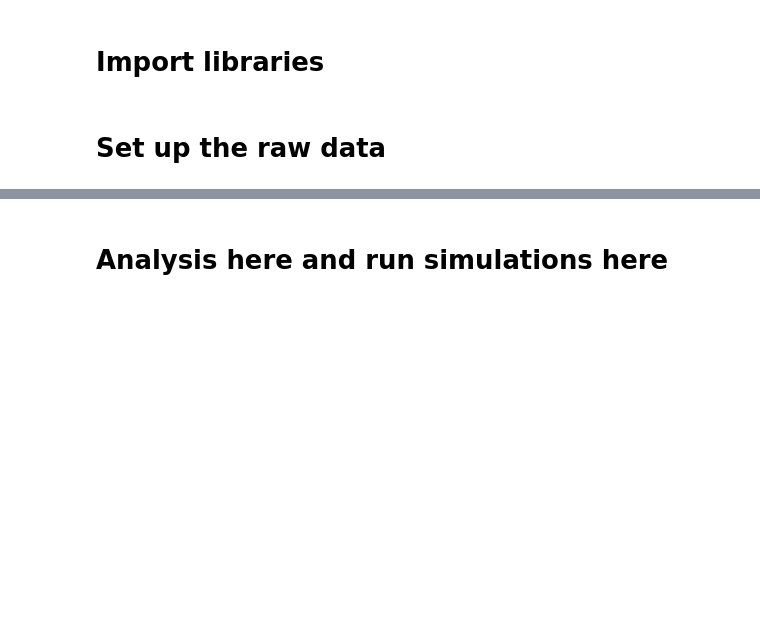
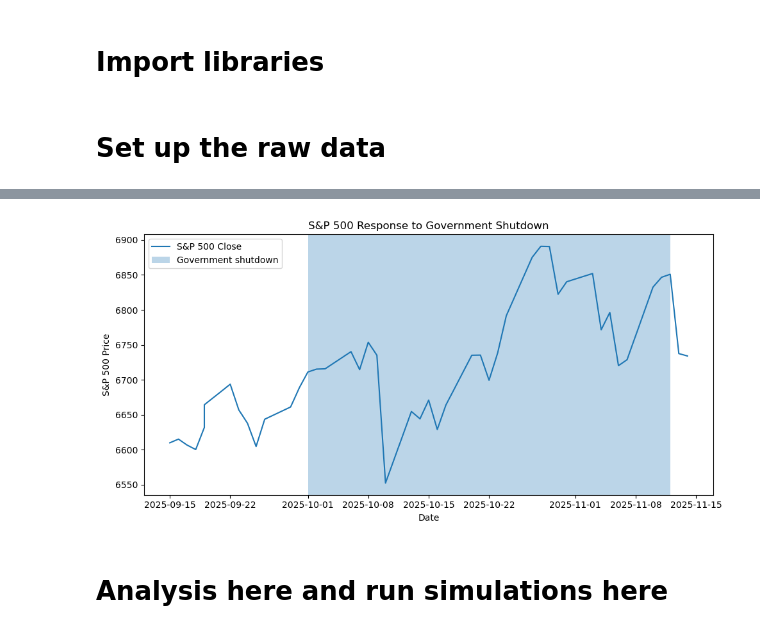
Before and after one commit to vincentbatten27/Multi-Factor_Investing, a Jupyter notebook: Multi_Factor_Fall_25/Run simulator.ipynb, the cells around one changed output, grey strips where cells are left out. Cells and saved outputs as stored; diff of their text form; code cells hidden in the pictures; blank space fills up the shorter version.

```diff
--- a/Multi_Factor_Fall_25/Run simulator.ipynb
+++ b/Multi_Factor_Fall_25/Run simulator.ipynb
@@ -2130,0 +2138,69 @@ new_data1, indexgspc1, spy_yoy_tickers1 = run_sp500_data()
+# %%
+import pandas as pd
+import matplotlib.pyplot as plt
+
+# ---- RAW DATA YOU GAVE ----
+dates = [
+    '2025-11-14','2025-11-13','2025-11-12','2025-11-11','2025-11-10',
+    '2025-11-07','2025-11-06','2025-11-05','2025-11-04','2025-11-03',
+    '2025-10-31','2025-10-30','2025-10-29','2025-10-28','2025-10-27',
+    '2025-10-24','2025-10-23','2025-10-22','2025-10-21','2025-10-20',
+    '2025-10-17','2025-10-16','2025-10-15','2025-10-14','2025-10-13',
+    '2025-10-10','2025-10-09','2025-10-08','2025-10-07','2025-10-06',
+    '2025-10-03','2025-10-02','2025-10-01','2025-09-30','2025-09-29',
+    '2025-09-26','2025-09-25','2025-09-24','2025-09-23','2025-09-22',
+    '2025-09-19','2025-09-19','2025-09-18','2025-09-17','2025-09-16',
+    '2025-09-15'
+]
+
+closes = [
+    6734.11, 6737.49, 6850.92, 6846.61, 6832.43,
+    6728.80, 6720.32, 6796.29, 6771.55, 6851.97,
+    6840.20, 6822.34, 6890.59, 6890.89, 6875.16,
+    6791.69, 6738.44, 6699.40, 6735.35, 6735.13,
+    6664.01, 6629.07, 6671.06, 6644.31, 6654.72,
+    6552.51, 6735.11, 6753.72, 6714.59, 6740.28,
+    6715.79, 6715.35, 6711.20, 6688.46, 6661.21,
+    6643.70, 6604.72, 6637.97, 6656.92, 6693.75,
+    6664.36, 6631.96, 6600.35, 6606.76, 6615.28,
+    6610.00
+]
+
+# ---- BUILD DATAFRAME ----
+df = pd.DataFrame({"Date": dates, "Close": closes})
+df["Date"] = pd.to_datetime(df["Date"])
+df = df.sort_values("Date").reset_index(drop=True)
+
+print(df.head())
+print(df.tail())
+
+# ---- DEFINE (HYPOTHETICAL) SHUTDOWN WINDOW ----
+shutdown_start = "2025-10-01"
+shutdown_end   = "2025-11-12"
+
+mask_shutdown = (df["Date"] >= shutdown_start) & (df["Date"] <= shutdown_end)
+df_shutdown = df.loc[mask_shutdown].copy()
+
+if not df_shutdown.empty:
+    start_price = df_shutdown["Close"].iloc[0]
+    end_price   = df_shutdown["Close"].iloc[-1]
+    shutdown_return = (end_price / start_price) - 1
+    print(f"Cumulative S&P 500 return during shutdown: {shutdown_return:.2%}")
+else:
+    print("No rows fall inside the shutdown date range — check your dates.")
+
+# ---- PLOT PRICE WITH SHUTDOWN HIGHLIGHTED ----
+plt.figure(figsize=(10, 5))
+plt.plot(df["Date"], df["Close"], label="S&P 500 Close")
+
+plt.axvspan(pd.to_datetime(shutdown_start),
+            pd.to_datetime(shutdown_end),
+            alpha=0.3, label="Government shutdown")
+
+plt.title("S&P 500 Response to Government Shutdown")
+plt.xlabel("Date")
+plt.ylabel("S&P 500 Price")
+plt.legend()
+plt.tight_layout()
+plt.show()
+# %% [output]
@@ -2131,3 +2220,4 @@ new_data1, indexgspc1, spy_yoy_tickers1 = run_sp500_data()
+[figure, added]
 # %% [markdown]
 # Analysis here and run simulations here
 # %%
```
Also changed, not shown: parts of 4 cells of this notebook.
